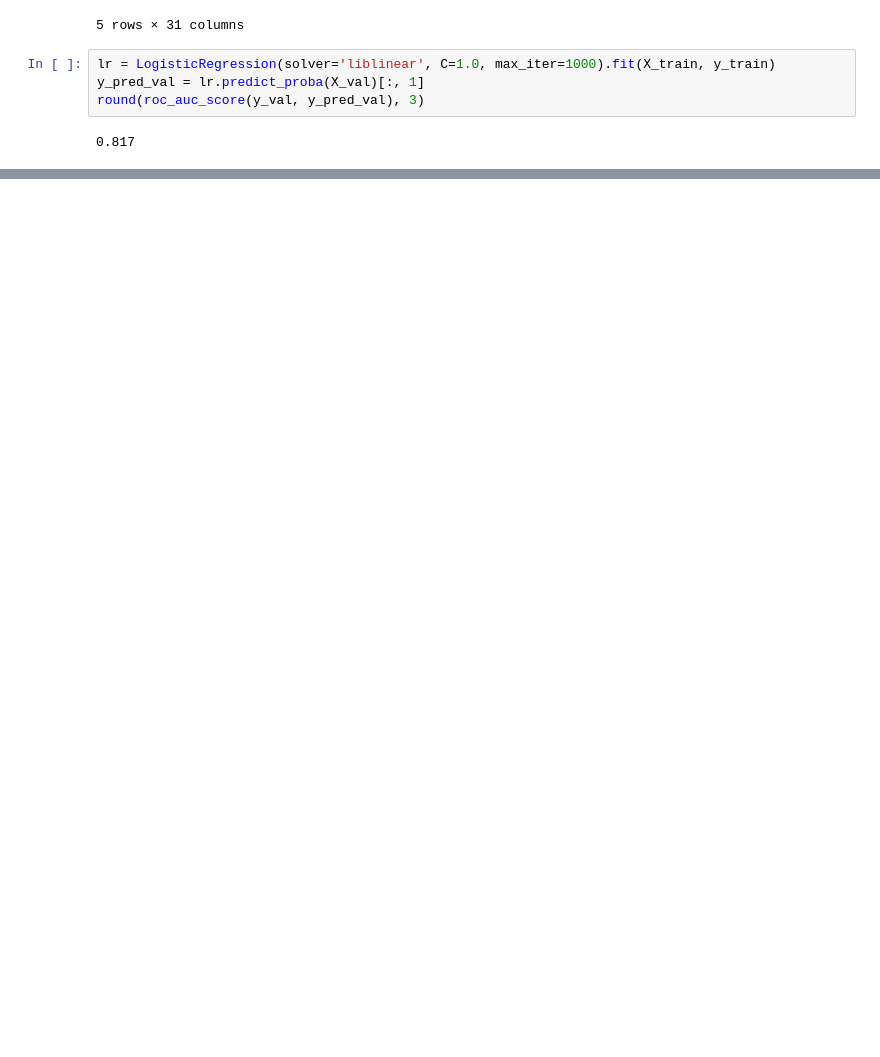
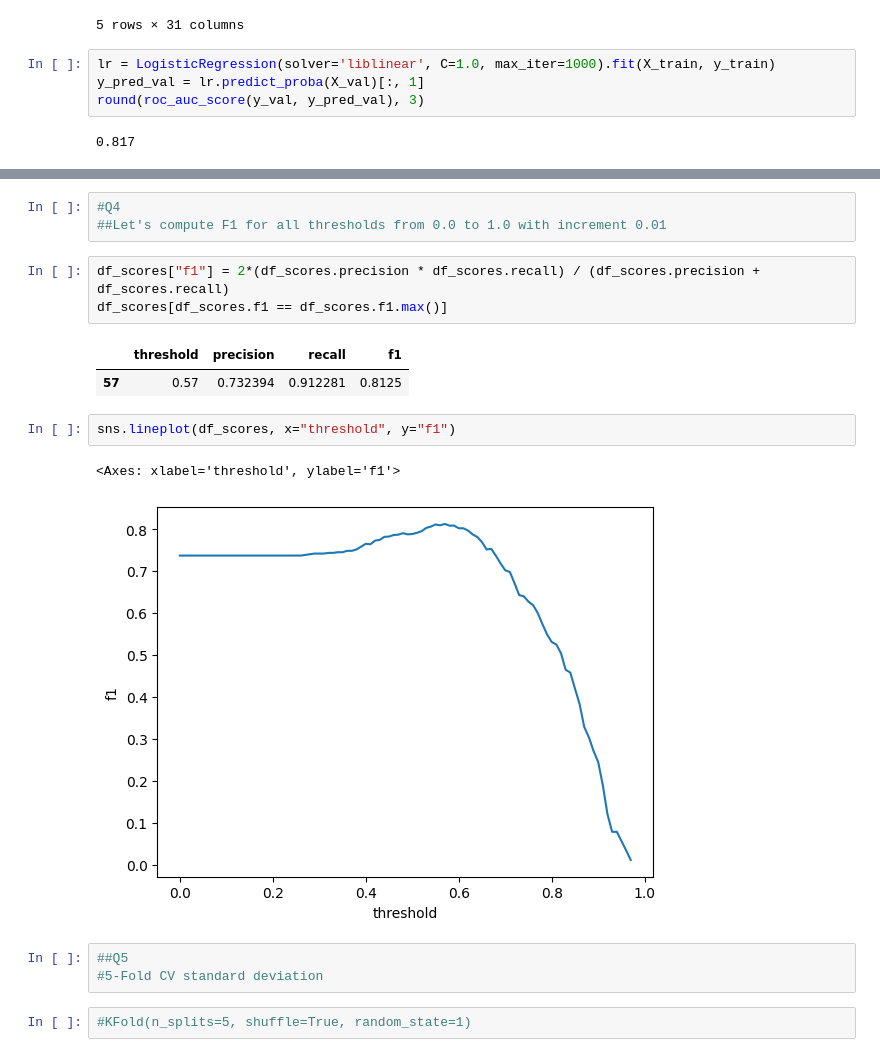
Before and after one commit to jjean95/ML_Zoomcamp_homework, a Jupyter notebook: 04-evaluation/homework4.ipynb, the cells around one changed output, grey strips where cells are left out. Cells and saved outputs as stored; diff of their text form; blank space fills up the shorter version.

```diff
--- a/04-evaluation/homework4.ipynb
+++ b/04-evaluation/homework4.ipynb
@@ -136,0 +180,19 @@ round(roc_auc_score(y_val, y_pred_val), 3)
+# %%
+#Q4
+##Let's compute F1 for all thresholds from 0.0 to 1.0 with increment 0.01
+# %%
+df_scores["f1"] = 2*(df_scores.precision * df_scores.recall) / (df_scores.precision + df_scores.recall)
+df_scores[df_scores.f1 == df_scores.f1.max()]
+# %% [output]
+|  | threshold | precision | recall | f1 |
+| 57 | 0.57 | 0.732394 | 0.912281 | 0.8125 |
+# %%
+sns.lineplot(df_scores, x="threshold", y="f1")
+# %% [output]
+<Axes: xlabel='threshold', ylabel='f1'>
+[figure, added]
+# %%
+##Q5
+#5-Fold CV standard deviation
+# %%
+#KFold(n_splits=5, shuffle=True, random_state=1)
```
Also changed, not shown: parts of 6 cells of this notebook.
